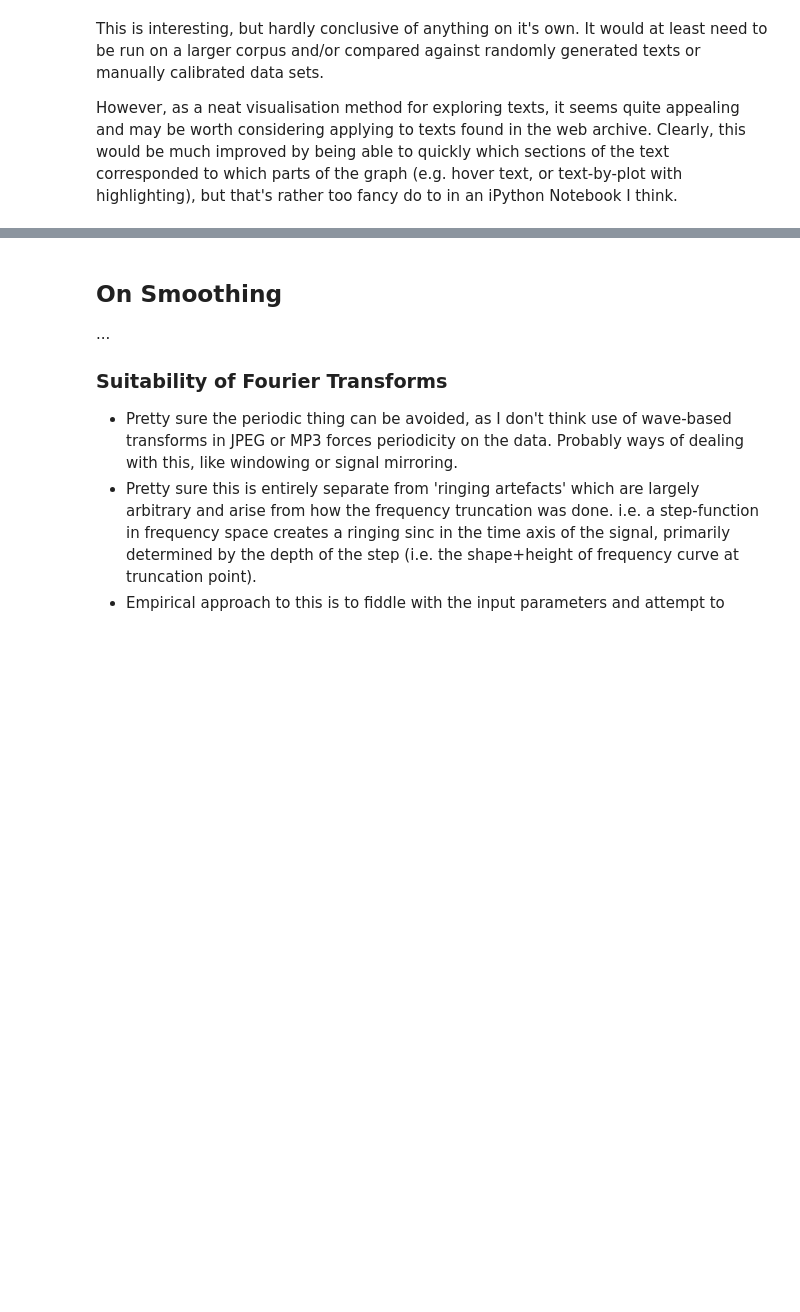
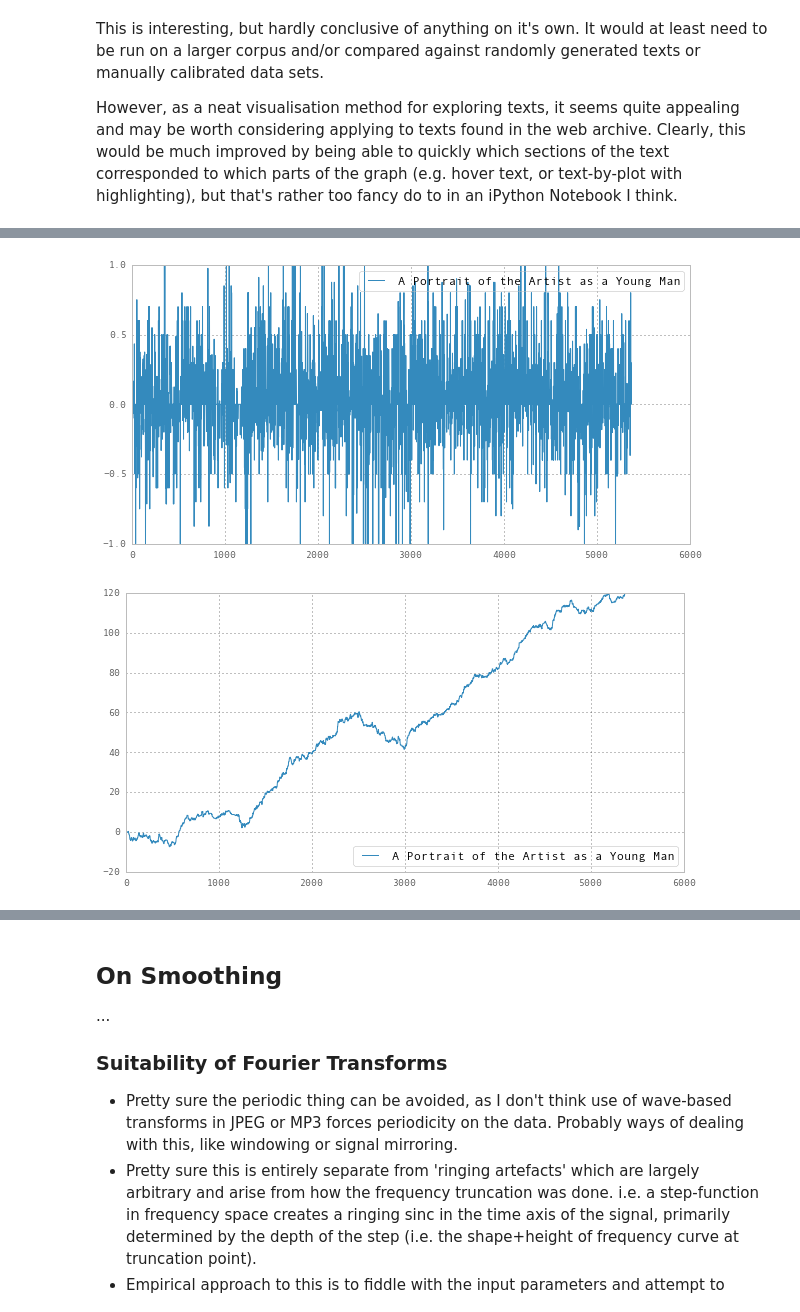
Before and after one commit to anjackson/keeping-codes, a Jupyter notebook: experiments/sentimental-trajectories.ipynb, the cells around one changed output, grey strips where cells are left out. Cells and saved outputs as stored; diff of their text form; code cells hidden in the pictures; blank space fills up the shorter version.

Commit message:
Added results from NLTK sentiment analysis.

```diff
--- a/experiments/sentimental-trajectories.ipynb
+++ b/experiments/sentimental-trajectories.ipynb
@@ -82,9 +82,9 @@ def senticuml(filename, method='afinn', show_sample=False):
 
         return sent, cuml
 
-def sentiplot(filename, title, use_cuml=True):
+def sentiplot(filename, title, use_cuml=True, method='afinn'):
     fig = plt.figure()
-    sent, cuml = senticuml(filename)
+    sent, cuml = senticuml(filename, method=method)
     if use_cuml == True:
         plt.plot(cuml,label=title)
     else:
@@ -155,0 +162,8 @@ However, as a neat visualisation method for exploring texts, it seems quite appe
+# %%
+sentiplot("texts/pg4217-trimmed.txt", "A Portrait of the Artist as a Young Man",method="nltk",use_cuml=False)
+sentiplot("texts/pg4217-trimmed.txt", "A Portrait of the Artist as a Young Man",method="nltk")
+plt.legend(loc=4)
+plt.show()
+# %% [output]
+[figure, added]
+[figure, added]
```
Also changed, not shown: parts of 3 cells of this notebook.
